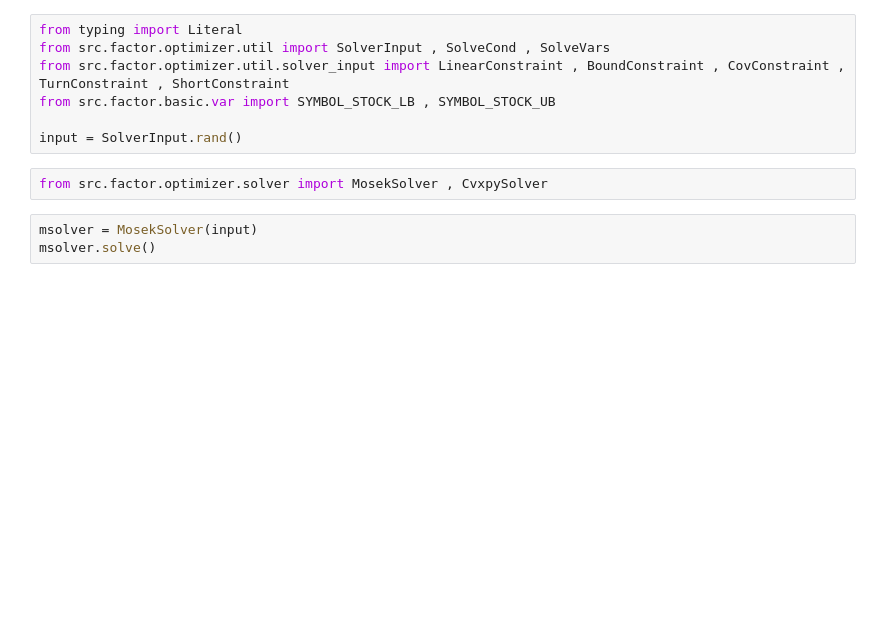
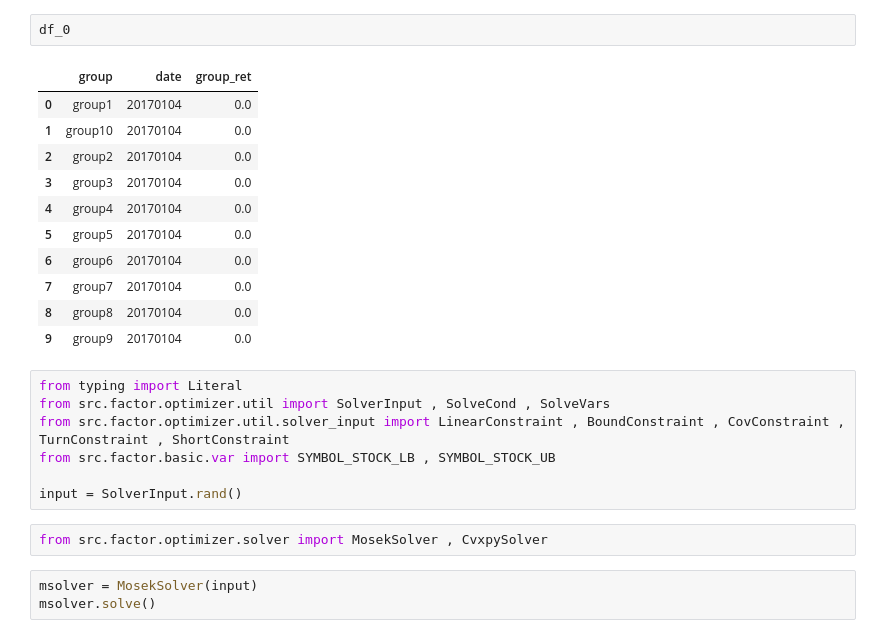
Before and after one commit to mengkjin/learndl, a Jupyter notebook: cvxpy.ipynb, the cells around one changed output. Saved outputs shown, nothing was run; the diff lists cells and outputs as text; blank space fills up the shorter version.

```diff
--- a/cvxpy.ipynb
+++ b/cvxpy.ipynb
@@ -1,3 +364,17 @@
+# %%
+df_0
+# %% [output]
+|  | group | date | group_ret |
+| 0 | group1 | 20170104 | 0.0 |
+| 1 | group10 | 20170104 | 0.0 |
+| 2 | group2 | 20170104 | 0.0 |
+| 3 | group3 | 20170104 | 0.0 |
+| 4 | group4 | 20170104 | 0.0 |
+| 5 | group5 | 20170104 | 0.0 |
+| 6 | group6 | 20170104 | 0.0 |
+| 7 | group7 | 20170104 | 0.0 |
+| 8 | group8 | 20170104 | 0.0 |
+| 9 | group9 | 20170104 | 0.0 |
 # %%
 from typing import Literal
 from src.factor.optimizer.util import SolverInput , SolveCond , SolveVars
```
Also changed, not shown: parts of 17 cells of this notebook, 26 other files.
